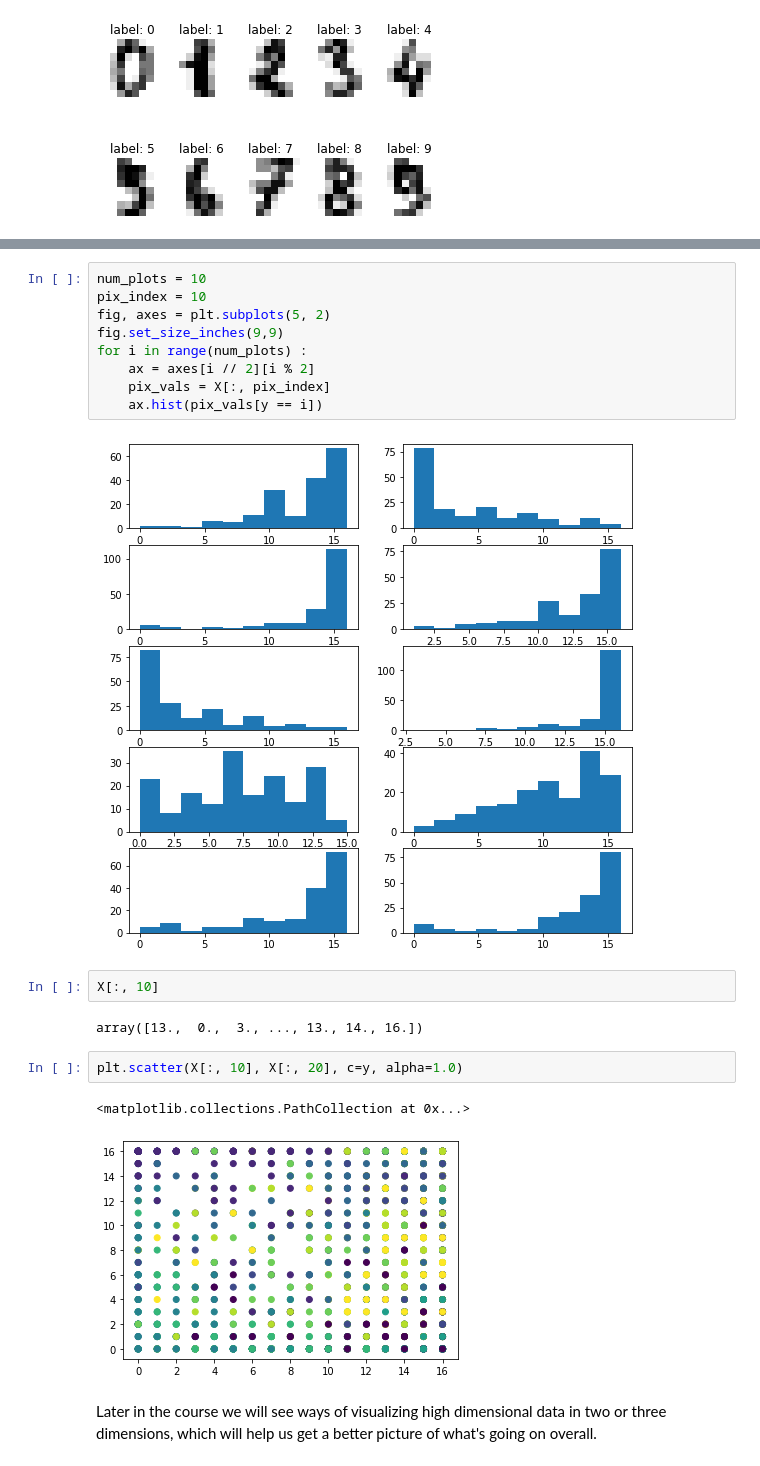
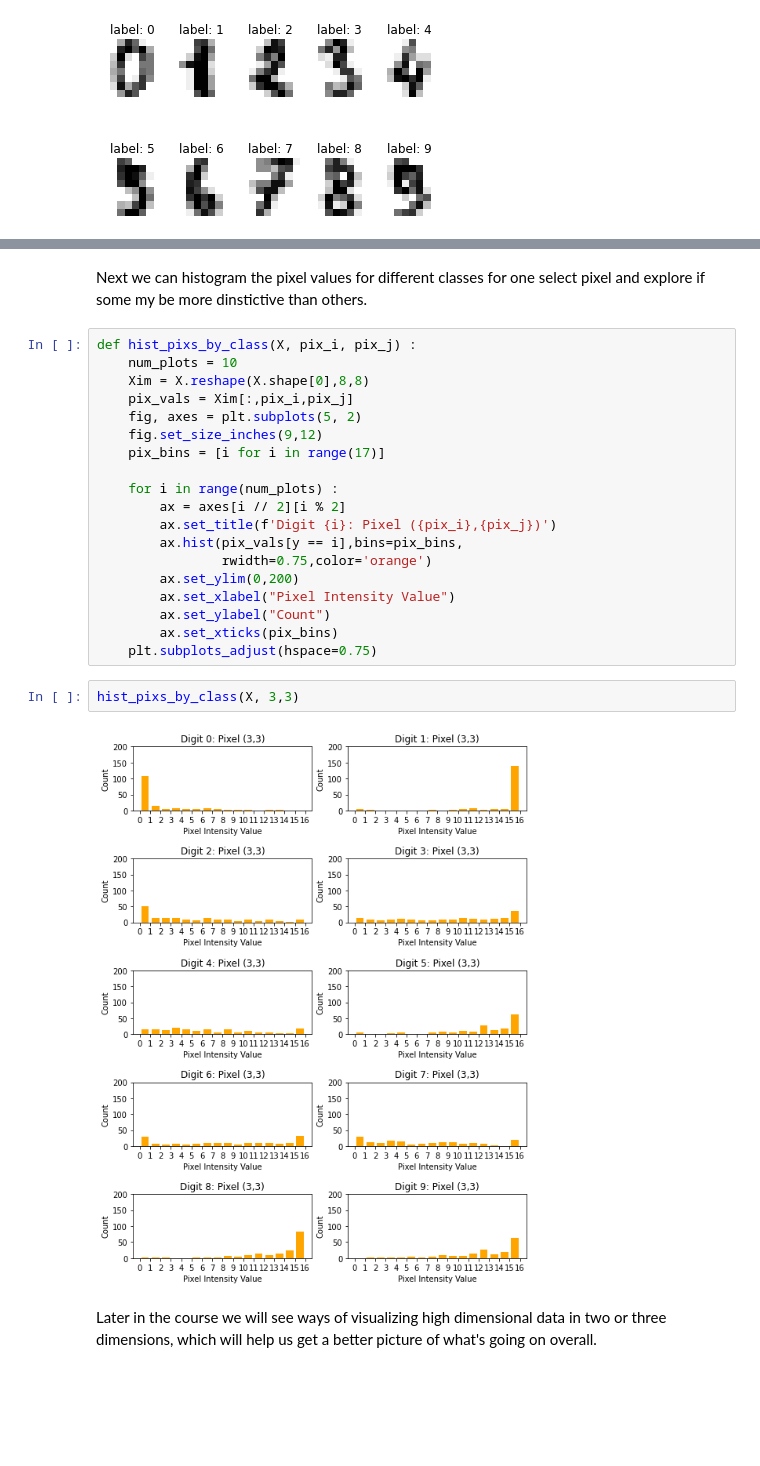
Before and after one commit to danboberton/CS345-Modules, a Jupyter notebook: module02_04_nearest_neighbors.ipynb, the cells around one changed output, grey strips where cells are left out. Saved outputs shown, nothing was run; the diff lists cells and outputs as text; blank space fills up the shorter version.

```diff
--- a/module02_04_nearest_neighbors.ipynb
+++ b/module02_04_nearest_neighbors.ipynb
@@ -132,23 +135,28 @@ A scatter plot of the data will show us that individual features do carry some i
-# %%
-num_plots = 10
-pix_index = 10
-fig, axes = plt.subplots(5, 2)
-fig.set_size_inches(9,9)
-for i in range(num_plots) :
-    ax = axes[i // 2][i % 2]
-    pix_vals = X[:, pix_index]
-    ax.hist(pix_vals[y == i])
-# %% [output]
-[figure, removed]
-# %%
-X[:, 10]
-# %% [output]
-array([13.,  0.,  3., ..., 13., 14., 16.])
-# %%
-plt.scatter(X[:, 10], X[:, 20], c=y, alpha=1.0)
-# %% [output]
-<matplotlib.collections.PathCollection at 0x...>
-[figure, removed]
+# %% [markdown]
+Next we can histogram the pixel values for different classes for one select pixel and explore if some my be more dinstictive than others.
+# %%
+def hist_pixs_by_class(X, pix_i, pix_j) :
+    num_plots = 10
+    Xim = X.reshape(X.shape[0],8,8)
+    pix_vals = Xim[:,pix_i,pix_j]
+    fig, axes = plt.subplots(5, 2)
+    fig.set_size_inches(9,12)
+    pix_bins = [i for i in range(17)]
+
+    for i in range(num_plots) :
+        ax = axes[i // 2][i % 2]
+        ax.set_title(f'Digit {i}: Pixel ({pix_i},{pix_j})')
+        ax.hist(pix_vals[y == i],bins=pix_bins,
+                rwidth=0.75,color='orange')
+        ax.set_ylim(0,200)
+        ax.set_xlabel("Pixel Intensity Value")
+        ax.set_ylabel("Count")
+        ax.set_xticks(pix_bins)
+    plt.subplots_adjust(hspace=0.75)
+# %%
+hist_pixs_by_class(X, 3,3)
+# %% [output]
+[figure, added]
 # %% [markdown]
 Later in the course we will see ways of visualizing high dimensional data in two or three dimensions, which will help us get a better picture of what's going on overall.
 # %% [markdown]
```
Also changed, not shown: parts of 8 cells of this notebook, 4 other files.
